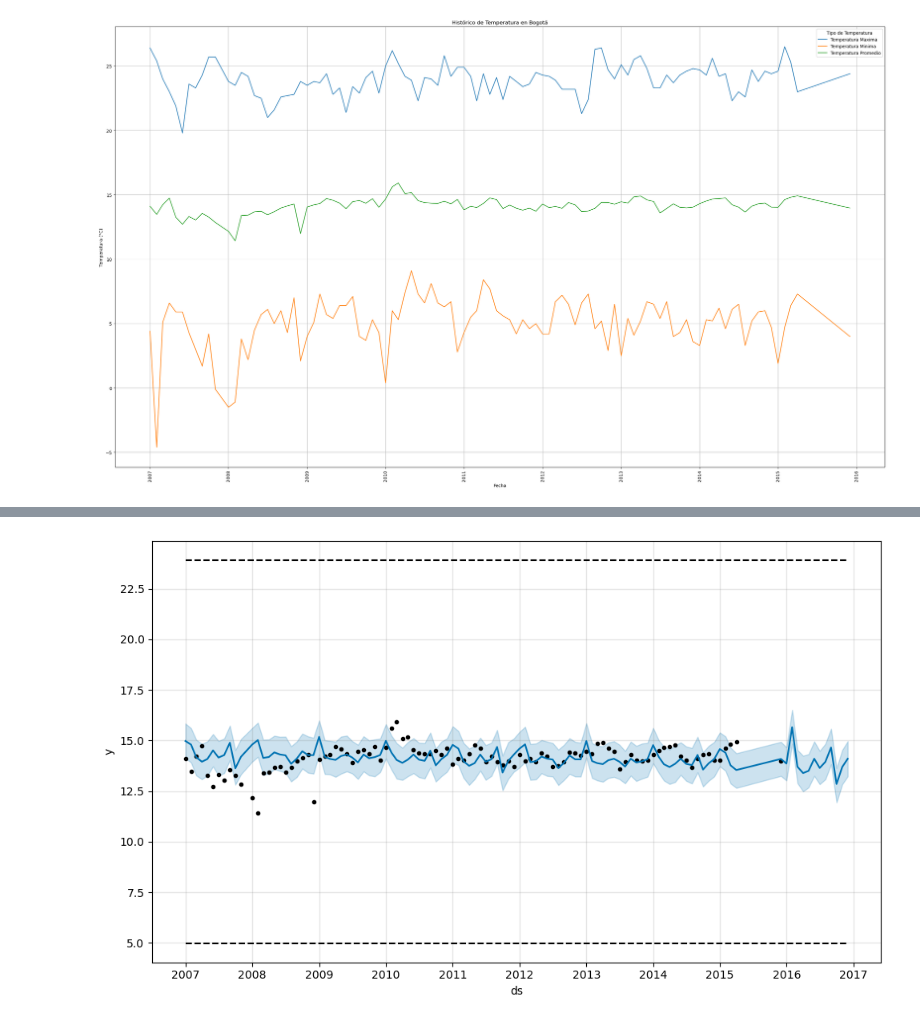
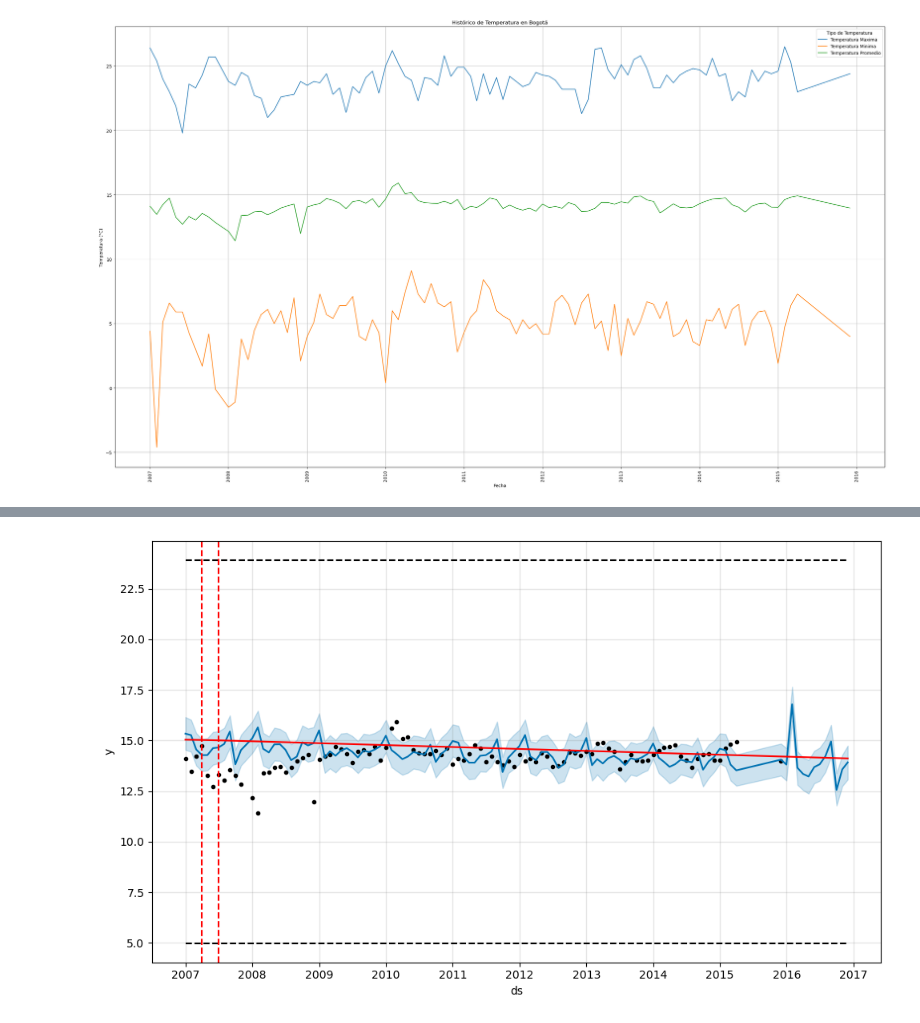
Before and after one commit to YeisonABL/weather_bogota, a Jupyter notebook: main.ipynb, the cells around one changed output, grey strips where cells are left out. Cells and saved outputs as stored; diff of their text form; code cells hidden in the pictures.

```diff
--- a/main.ipynb
+++ b/main.ipynb
@@ -75,6 +75,9 @@ df.sort_values(by = 'year_month', ascending=False, inplace= True)
 df['maximum_temperature'] = df['maximum_temperature'].str.replace(',','.').astype(float)
 df['minimum_temperature'] = df['minimum_temperature'].str.replace(',','.').astype(float)
 df['average_temperature'] = df['average_temperature'].str.replace(',','.').astype(float)
+# %%
+df['nino'] = df['enos'].apply(lambda x: 1 if x=='nino' else 0)
+df['nina'] = df['enos'].apply(lambda x: 1 if x == 'nina' else 0)
 # %%
 
 plt.figure(figsize=(25, 15))
@@ -96,12 +99,14 @@ plt.show()
 # %% [output]
 [figure]
 # %%
-data_to_use = df[['year_month', 'average_temperature', 'maximum_temperature', 'minimum_temperature']]
+data_to_use = df[['year_month', 'average_temperature', 'maximum_temperature', 'minimum_temperature', 'nino', 'nina']]
 # %%
 data_to_use_copy = data_to_use.copy()
 # %%
 data_to_use_copy.rename(columns={'year_month':'ds', 'average_temperature':'y', 'maximum_temperature':'cap', 'minimum_temperature':'floor'}, inplace =True)
 # %%
 m = Prophet(growth='logistic')
+m.add_regressor('nino')
+m.add_regressor('nina')
 m.fit(data_to_use_copy)
 # %% [output]
@@ -111,11 +116,14 @@ m.fit(data_to_use_copy)
 # %%
 future = m.make_future_dataframe(periods=12, freq = 'M')
 future['cap'] = data_to_use['maximum_temperature'].mean()
 future['floor'] = data_to_use['minimum_temperature'].mean()
+future['nino'] = 1
+future['nina'] = 0
 fcst = m.predict(future)
 fig = m.plot(fcst)
+a = add_changepoints_to_plot(fig.gca(), m, fcst)
 # %% [output]
-[figure, old version]
+[figure, new version]
 # %%
 fig2 = m.plot_components(fcst)
 # %% [output]
```
Also changed, not shown: parts of 3 cells of this notebook.
